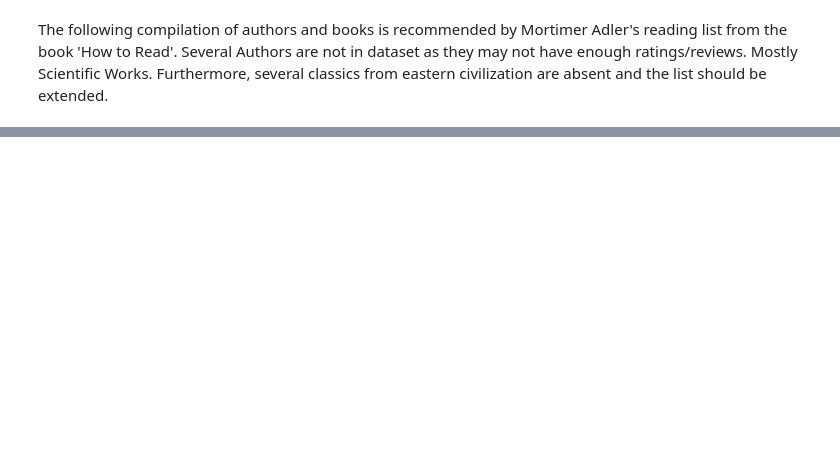
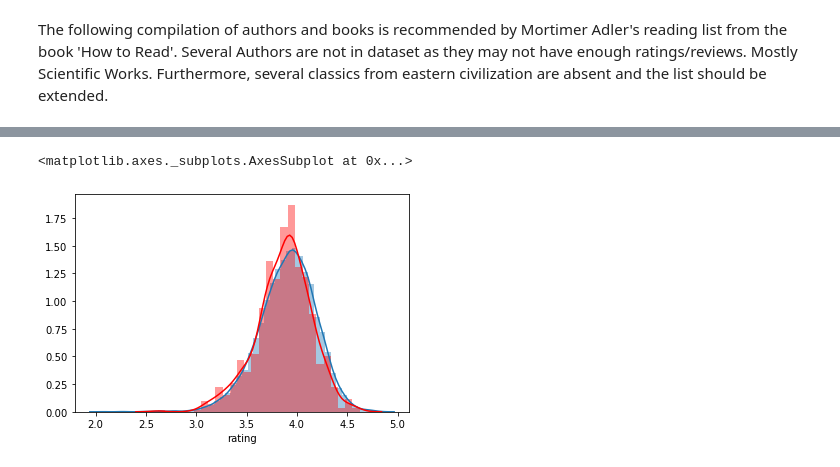
Before and after one commit to kross11480/courses, a Jupyter notebook: goodreads/books_analysis.ipynb, the cells around one changed output, grey strips where cells are left out. Cells and saved outputs as stored; diff of their text form; code cells hidden in the pictures; blank space fills up the shorter version.

```diff
--- a/goodreads/books_analysis.ipynb
+++ b/goodreads/books_analysis.ipynb
@@ -145,0 +174,24 @@ https://www.nytimes.com/2017/06/01/opinion/sunday/popular-people-live-longer.htm
+# %%
+import seaborn as sns
+t.head()
+
+#sns.stripplot(x=books_summary_expert_rating["rating"])
+#sns.stripplot(x=t["average_rating"],color=".8")
+
+#sns.violinplot(x=books_summary_expert_rating["rating"])
+#sns.violinplot(x=t["rating"],color=".8")
+
+#t.violinplot(column=['average_rating', 'rating'])
+sns.distplot(books_summary_expert_rating["rating"])
+sns.distplot(t["rating"],color="red")
+
+#t["rating"].plot.kde()
+#import matplotlib.pyplot as plt
+#fig = plt.figure()
+#for frame in [t,books_summary_expert_rating]:
+#    plt.hist(frame['average_rating'], normed=True, alpha=0.5)
+
+#plt.show()
+# %% [output]
+<matplotlib.axes._subplots.AxesSubplot at 0x...>
+[figure, added]
```
Also changed, not shown: parts of 12 cells of this notebook.
